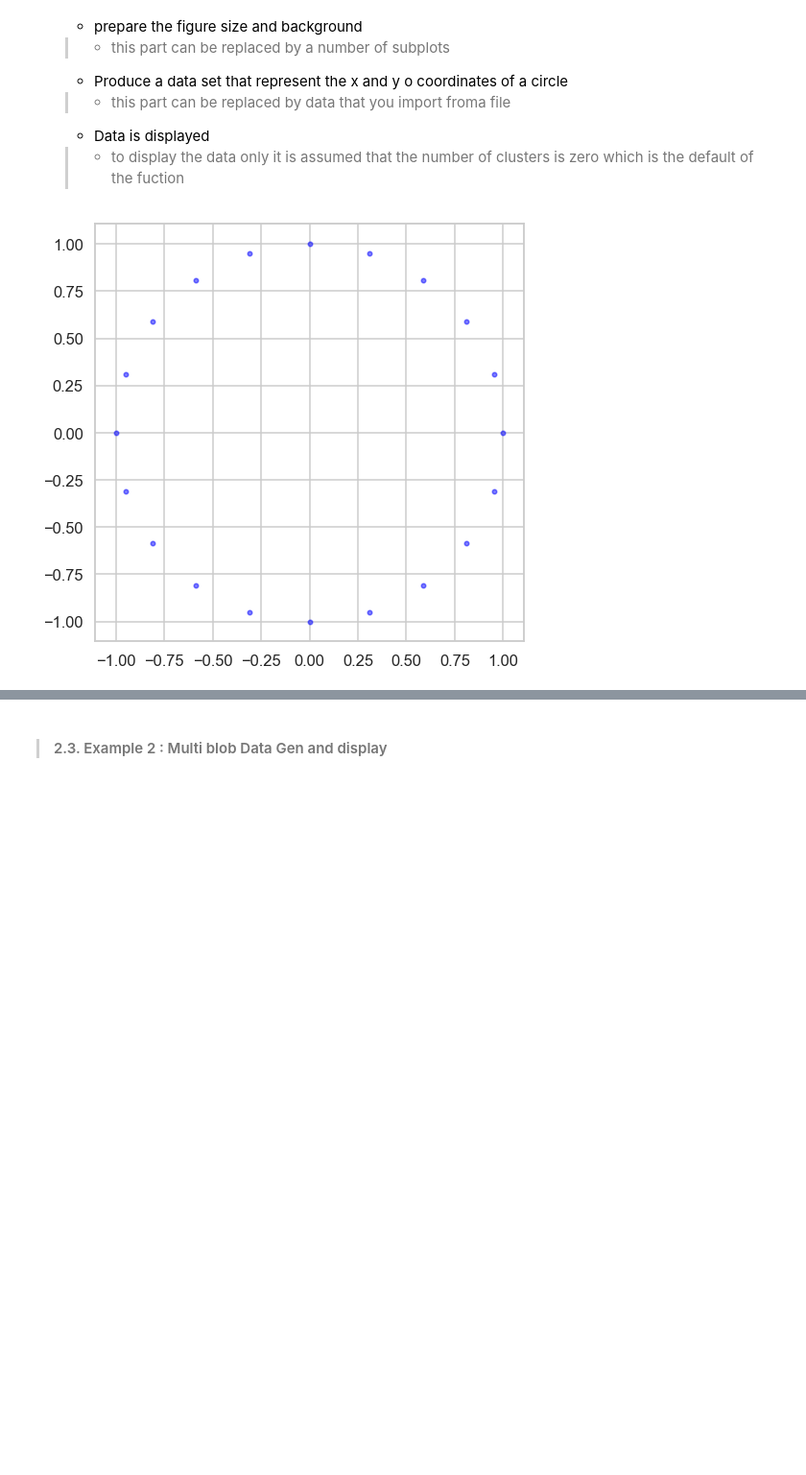
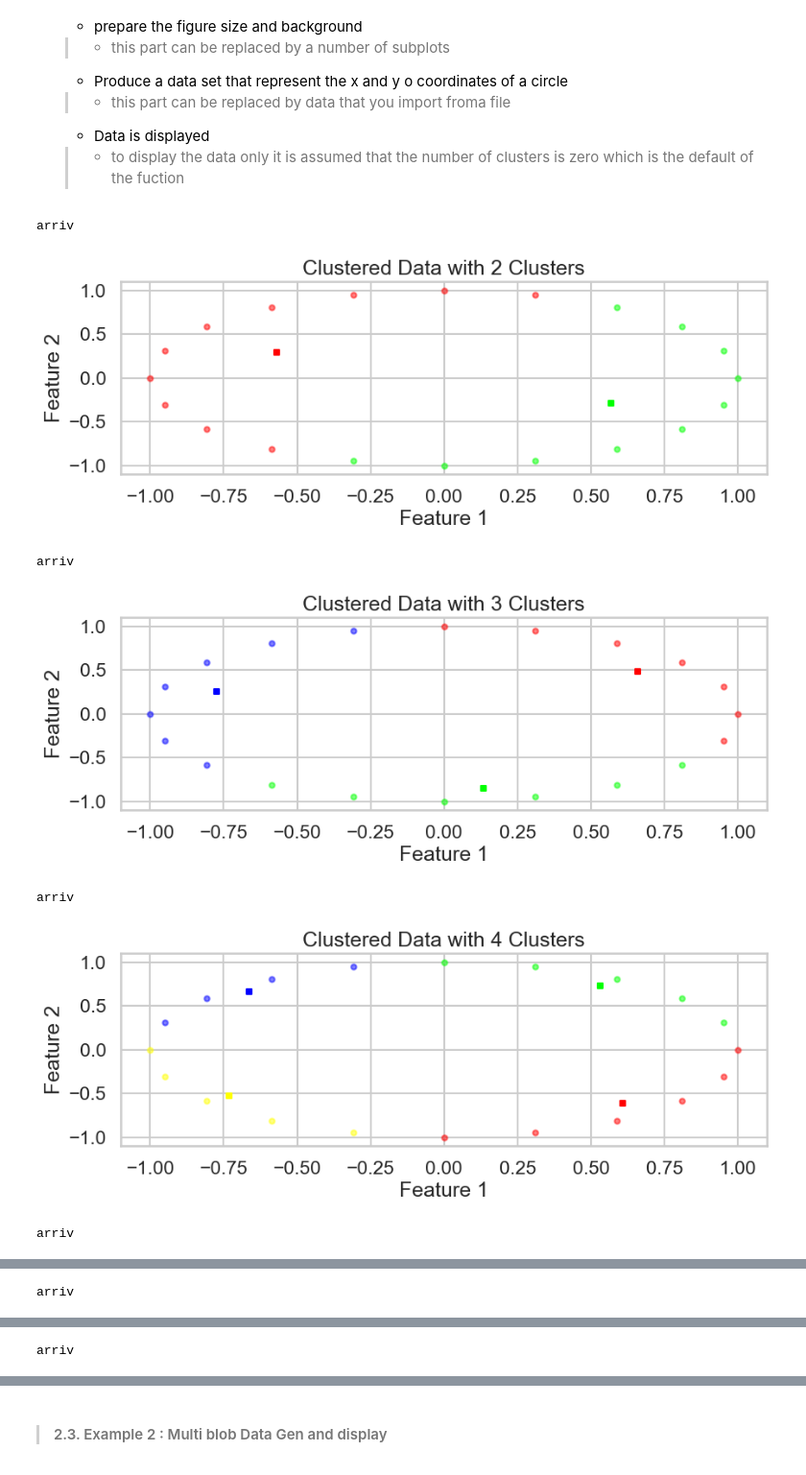
Before and after one commit to mito200/machine_learning_sem10, a Jupyter notebook: kmeans_ass/GUC_Kmeans.ipynb, the cells around one changed output, grey strips where cells are left out. Shown at 96% size. Drawn from its saved outputs; the diff is of its cells as text; code cells hidden in the pictures; blank space fills up the shorter version.

Commit message:
finished euclidean display function with example one , two and three

```diff
--- a/kmeans_ass/GUC_Kmeans.ipynb
+++ b/kmeans_ass/GUC_Kmeans.ipynb
@@ -184,15 +228,3 @@ https://www.coursera.org/learn/ibm-unsupervised-learning/
 import numpy as np, pandas as pd, seaborn as sns, matplotlib.pyplot as plt
 # %% [markdown]
 > #### 2.1. helper Display function
-# %%
-# helper function that allows us to display data in 2 dimensions an highlights the clusters
-def display_cluster(X,km=[],num_clusters=0):
-    color = 'brgcmyk'  #List colors
-    alpha = 0.5  #color obaque
-    s = 20
-    if num_clusters == 0:
-        plt.scatter(X[:,0],X[:,1],c = color[0],alpha = alpha,s = s)
-    else:
-        for i in range(num_clusters):
-            plt.scatter(X[km.labels_==i,0],X[km.labels_==i,1],c = color[i],alpha = alpha,s=s)
-            plt.scatter(km.cluster_centers_[i][0],km.cluster_centers_[i][1],c = color[i], marker = 'x', s = 100)
@@ -211,15 +288,29 @@ def display_cluster(X,km=[],num_clusters=0):
 # %%
 # prepare the figure sise and background
 # this part can be replaced by a number of subplots
 plt.rcParams['figure.figsize'] = [8,8]
 sns.set_style("whitegrid")
 sns.set_context("talk")
 # Produce a data set that represent the x and y o coordinates of a circle
 # this part can be replaced by data that you import froma file
 angle = np.linspace(0,2*np.pi,20, endpoint = False)
-X = np.append([np.cos(angle)],[np.sin(angle)],0).transpose()
+X_1 = np.append([np.cos(angle)],[np.sin(angle)],0).transpose()
 # Data is displayed
 # to display the data only it is assumed that the number of clusters is zero which is the default of the fuction
-display_cluster(X)
+clusters_num=np.arange(2,11)
+SSE_draw=np.zeros(9,dtype=float)
+for k in range(2,11):
+    Data_points,cluster_assignments, centroids , SSE = GUC_Kmean(X_1,k,'euclidean')
+    display_cluster(X_1,centroids,cluster_assignments,num_clusters=k)
+    SSE_draw[k-2]=SSE
+plt.figure();
+plt.plot(clusters_num,SSE_draw);
+plt.show();
 # %% [output]
+arriv
-[figure, old version]
+[figure, new version]
+arriv
+[figure, added]
+arriv
+[figure, added]
+arriv
@@ -225,0 +318 @@ display_cluster(X)
+arriv
@@ -225,0 +320 @@ display_cluster(X)
+arriv
```
Also changed, not shown: parts of 8 cells of this notebook, 1 other file.
